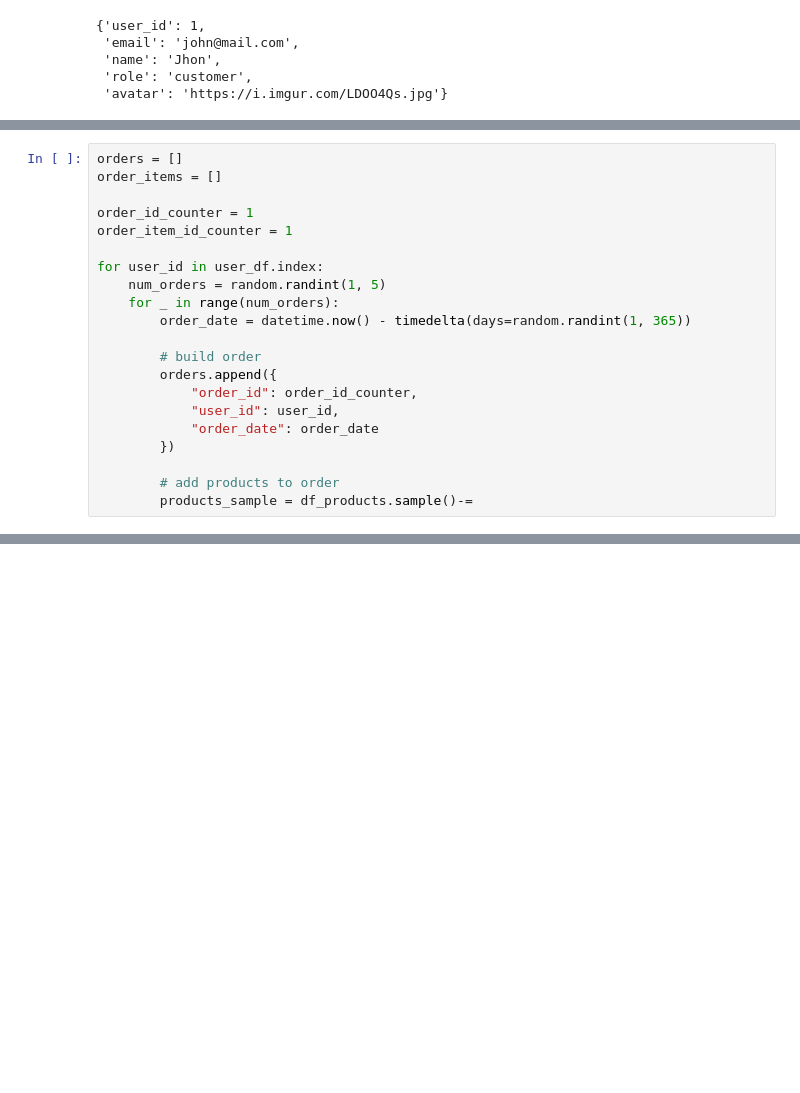
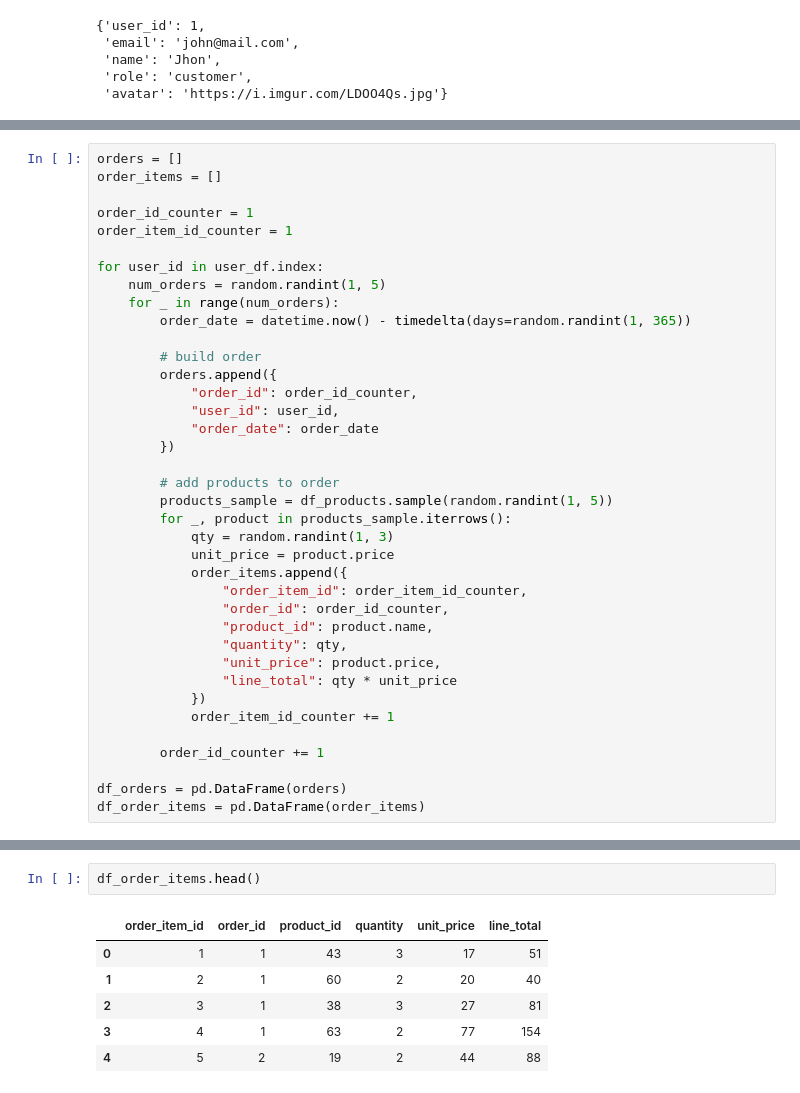
Before and after one commit to javomode/platzi-pipeline, a Jupyter notebook: script.ipynb, the cells around one changed output, grey strips where cells are left out. Drawn from its saved outputs; the diff is of its cells as text; blank space fills up the shorter version.

Commit message:
Loaded all dataframes with data, needs to be validated now

```diff
--- a/script.ipynb
+++ b/script.ipynb
@@ -265,4 +271,21 @@ for user_id in user_df.index:
         })
 
         # add products to order
-        products_sample = df_products.sample()-=
+        products_sample = df_products.sample(random.randint(1, 5))
+        for _, product in products_sample.iterrows():
+            qty = random.randint(1, 3)
+            unit_price = product.price
+            order_items.append({
+                "order_item_id": order_item_id_counter,
+                "order_id": order_id_counter,
+                "product_id": product.name,
+                "quantity": qty,
+                "unit_price": product.price,
+                "line_total": qty * unit_price
+            })
+            order_item_id_counter += 1
+
+        order_id_counter += 1
+
+df_orders = pd.DataFrame(orders)
+df_order_items = pd.DataFrame(order_items)
@@ -268,0 +301,9 @@ for user_id in user_df.index:
+# %%
+df_order_items.head()
+# %% [output]
+|  | order_item_id | order_id | product_id | quantity | unit_price | line_total |
+| 0 | 1 | 1 | 43 | 3 | 17 | 51 |
+| 1 | 2 | 1 | 60 | 2 | 20 | 40 |
+| 2 | 3 | 1 | 38 | 3 | 27 | 81 |
+| 3 | 4 | 1 | 63 | 2 | 77 | 154 |
+| 4 | 5 | 2 | 19 | 2 | 44 | 88 |
```
Also changed, not shown: parts of 16 cells of this notebook, 2 other files.
